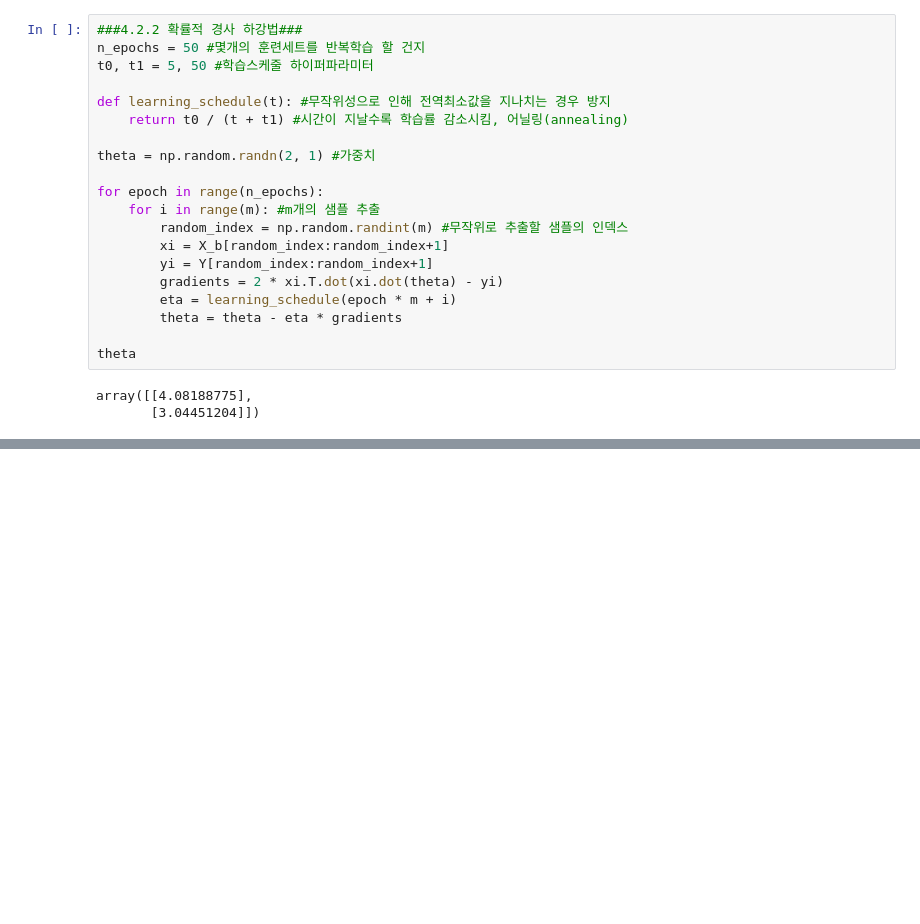
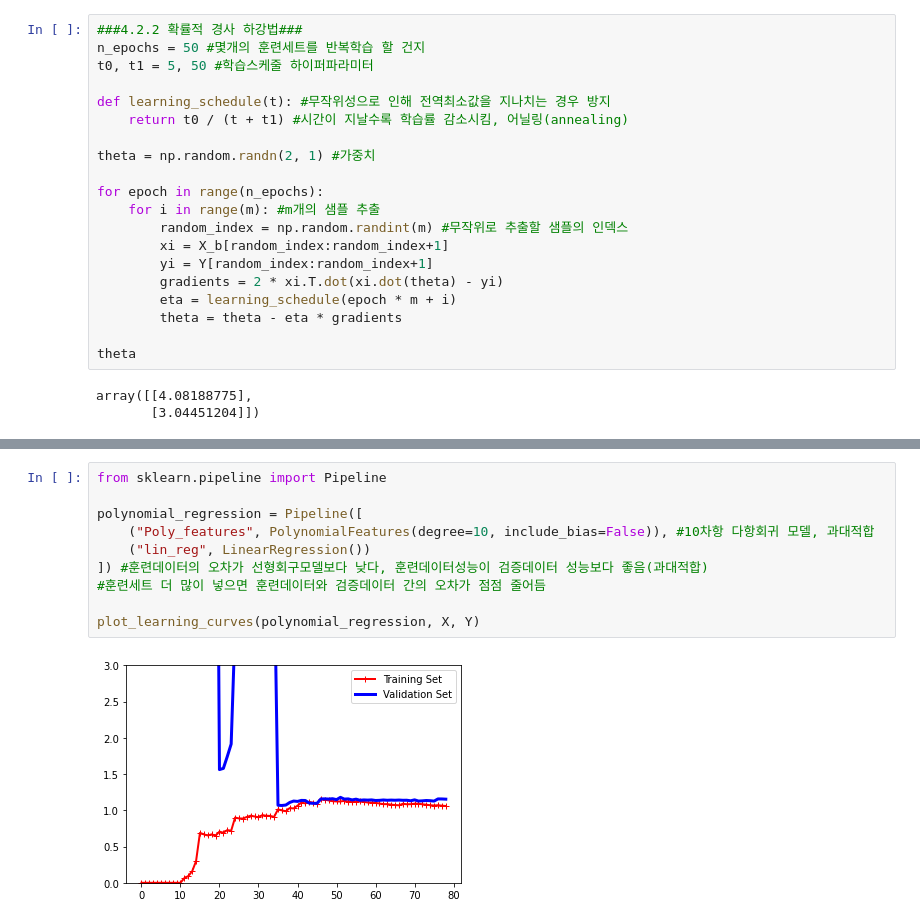
Before and after one commit to sunminky/tensorflow, a Jupyter notebook: Chapter4/Untitled.ipynb, the cells around one changed output, grey strips where cells are left out. Cells and saved outputs as stored; diff of their text form; blank space fills up the shorter version.

```diff
--- a/Chapter4/Untitled.ipynb
+++ b/Chapter4/Untitled.ipynb
@@ -162,0 +191,12 @@ poly_features.get_feature_names() #만들어진 특성의 차수 확인
+# %%
+from sklearn.pipeline import Pipeline
+
+polynomial_regression = Pipeline([
+    ("Poly_features", PolynomialFeatures(degree=10, include_bias=False)), #10차항 다항회귀 모델, 과대적합
+    ("lin_reg", LinearRegression())
+]) #훈련데이터의 오차가 선형회구모델보다 낮다, 훈련데이터성능이 검증데이터 성능보다 좋음(과대적합)
+#훈련세트 더 많이 넣으면 훈련데이터와 검증데이터 간의 오차가 점점 줄어듬
+
+plot_learning_curves(polynomial_regression, X, Y)
+# %% [output]
+[figure, added]
```
Also changed, not shown: parts of 11 cells of this notebook.
